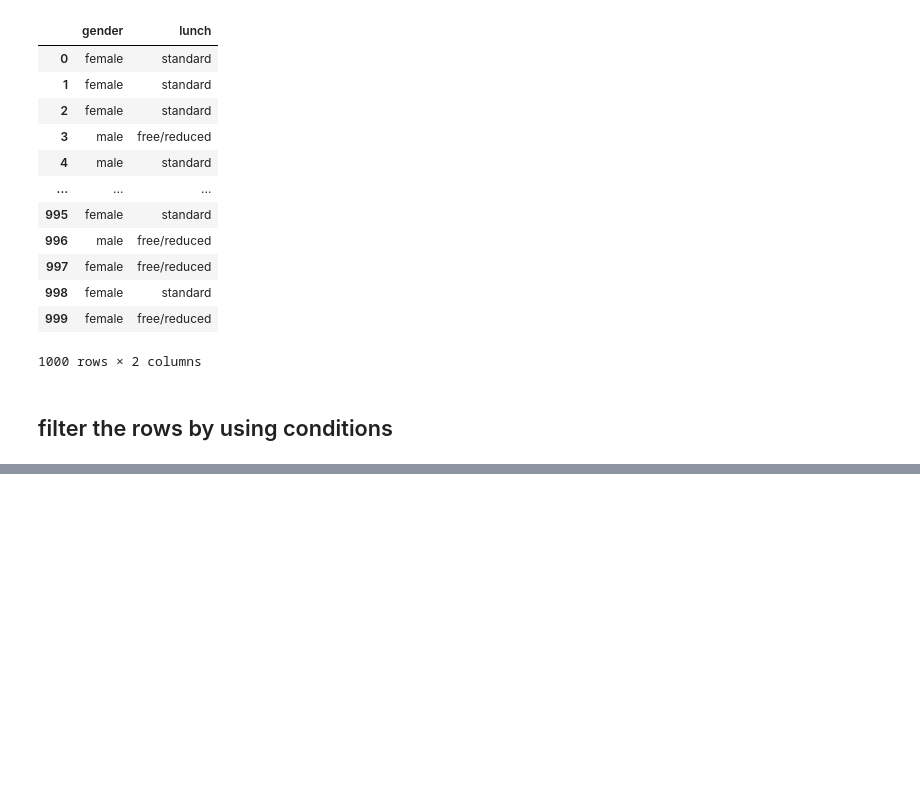
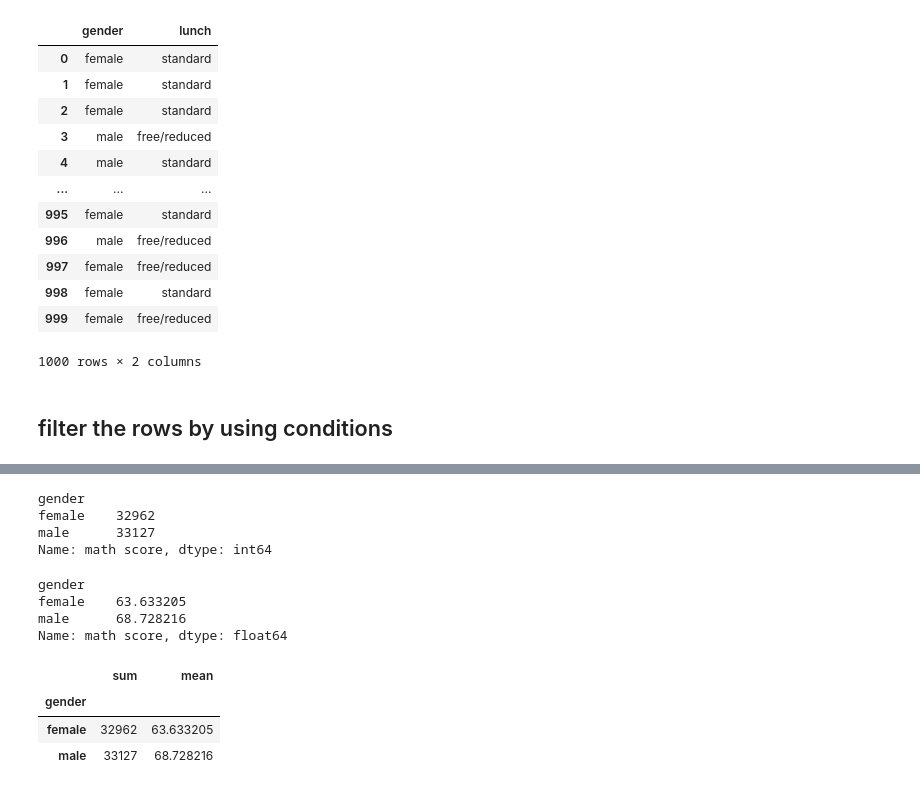
Before and after one commit to Aakashdoraisamy/Core_to_Advanced_Python, a Jupyter notebook: Python_Libraries/pandas/pandas.ipynb, the cells around one changed output, grey strips where cells are left out. Cells and saved outputs as stored; diff of their text form; code cells hidden in the pictures; blank space fills up the shorter version.

```diff
--- a/Python_Libraries/pandas/pandas.ipynb
+++ b/Python_Libraries/pandas/pandas.ipynb
@@ -328,3 +328,24 @@ filter_data
 # %%
 ## from this dataframe sumation of math score for male and female
 ## and average math score for male and female
+# %%
+data.groupby('gender')['math score'].sum()
+# %% [output]
+gender
+female    32962
+male      33127
+Name: math score, dtype: int64
+# %%
+data.groupby('gender')['math score'].mean()
+# %% [output]
+gender
+female    63.633205
+male      68.728216
+Name: math score, dtype: float64
+# %%
+data.groupby('gender')['math score'].agg(['sum', 'mean'])
+# %% [output]
+|  | sum | mean |
+| gender |  |  |
+| female | 32962 | 63.633205 |
+| male | 33127 | 68.728216 |
```
Also changed, not shown: parts of 2 cells of this notebook.
